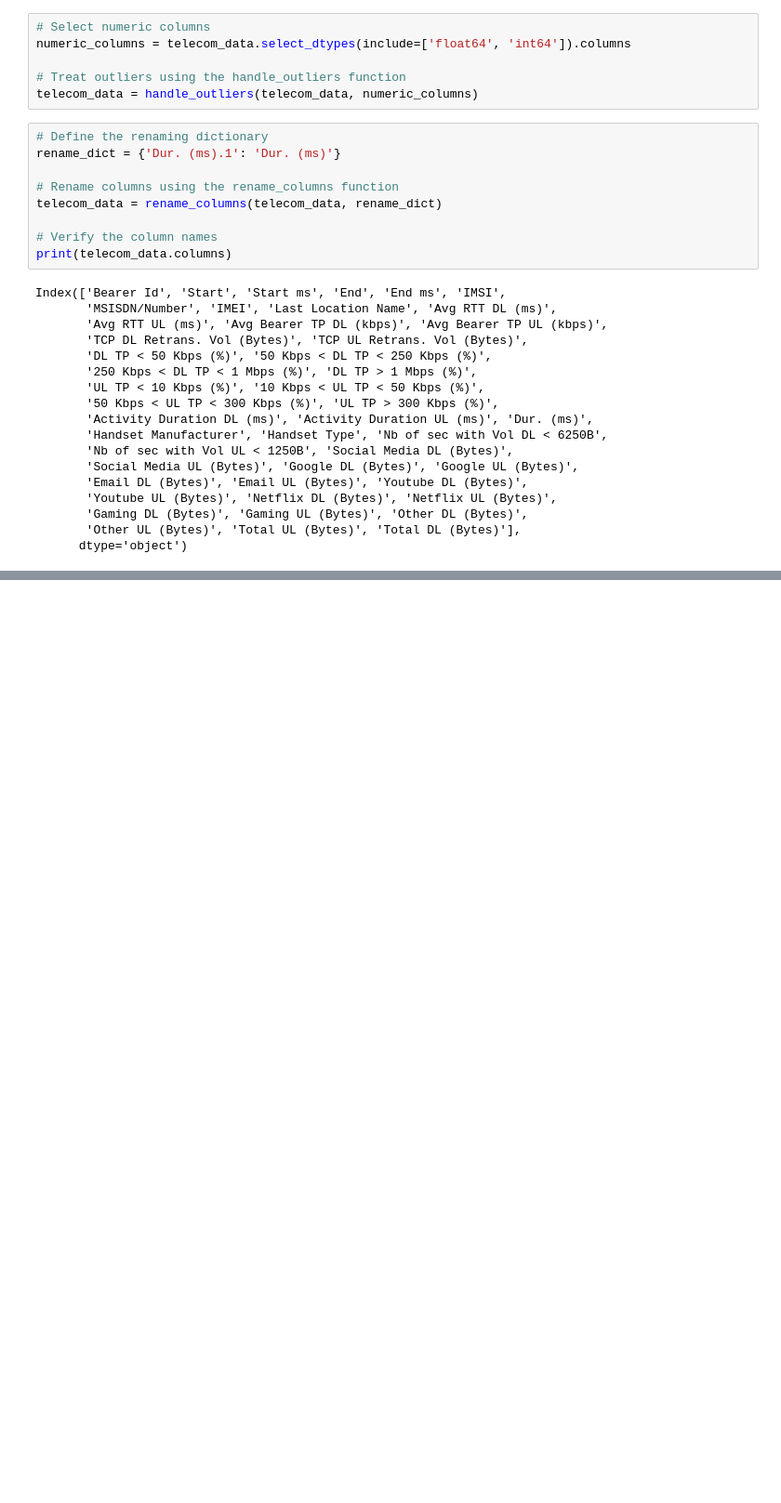
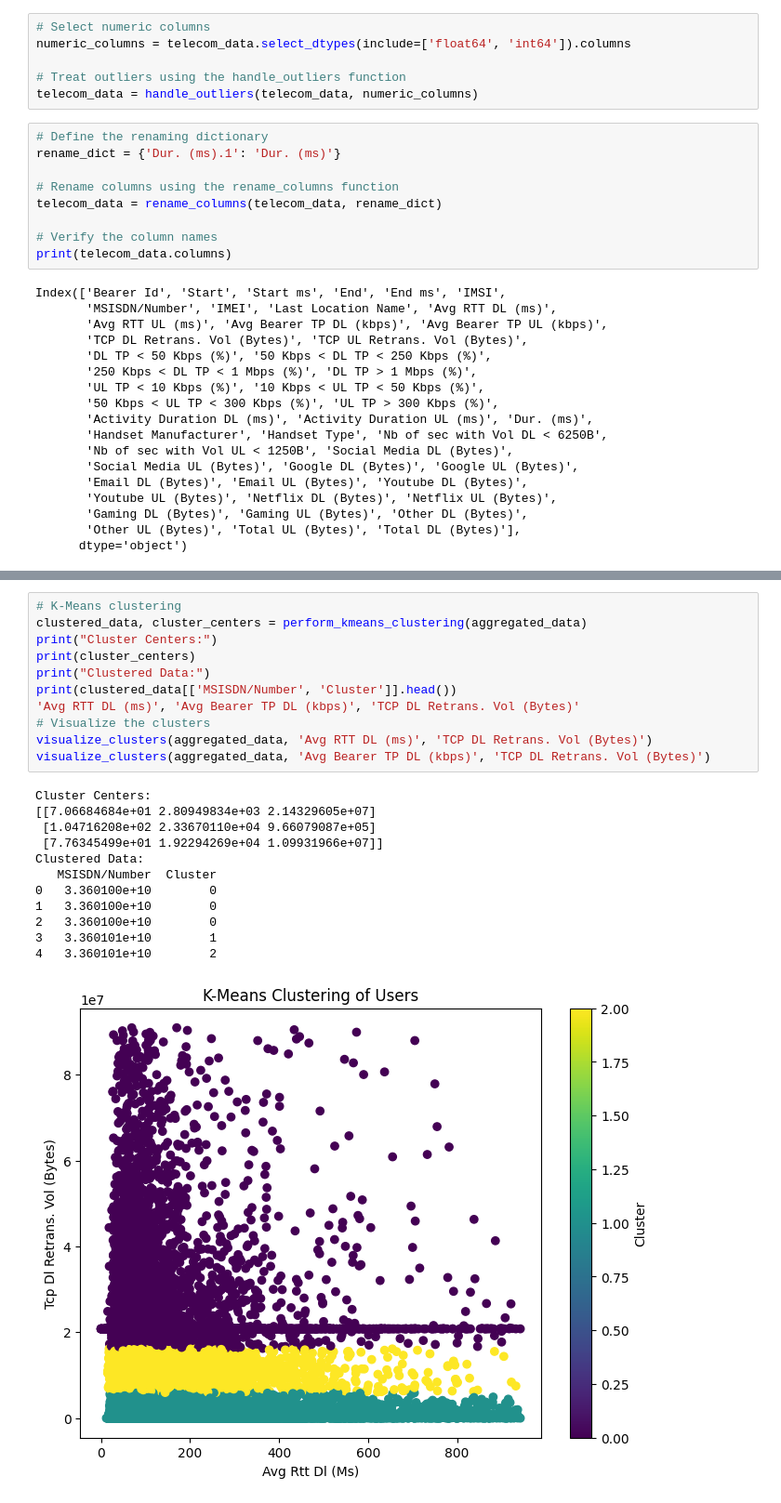
Before and after one commit to Tsebaot-Girma/TellCo-Telecom-Analysis, a Jupyter notebook: notebooks/Experience Analytics.ipynb, the cells around one changed output, grey strips where cells are left out. Shown: that part at 93% size. Cells and saved outputs as stored; diff of their text form; blank space fills up the shorter version.

```diff
--- a/notebooks/Experience Analytics.ipynb
+++ b/notebooks/Experience Analytics.ipynb
@@ -137,0 +254,24 @@ dtype: int64
+# %%
+# K-Means clustering
+clustered_data, cluster_centers = perform_kmeans_clustering(aggregated_data)
+print("Cluster Centers:")
+print(cluster_centers)
+print("Clustered Data:")
+print(clustered_data[['MSISDN/Number', 'Cluster']].head())
+'Avg RTT DL (ms)', 'Avg Bearer TP DL (kbps)', 'TCP DL Retrans. Vol (Bytes)'
+# Visualize the clusters
+visualize_clusters(aggregated_data, 'Avg RTT DL (ms)', 'TCP DL Retrans. Vol (Bytes)')
+visualize_clusters(aggregated_data, 'Avg Bearer TP DL (kbps)', 'TCP DL Retrans. Vol (Bytes)')
+# %% [output]
+Cluster Centers:
+[[7.06684684e+01 2.80949834e+03 2.14329605e+07]
+ [1.04716208e+02 2.33670110e+04 9.66079087e+05]
+ [7.76345499e+01 1.92294269e+04 1.09931966e+07]]
+Clustered Data:
+   MSISDN/Number  Cluster
+0   3.360100e+10        0
+1   3.360100e+10        0
+2   3.360100e+10        0
+3   3.360101e+10        1
+4   3.360101e+10        2
+[figure, added]
```
Also changed, not shown: parts of 9 cells of this notebook, 1 other file.
